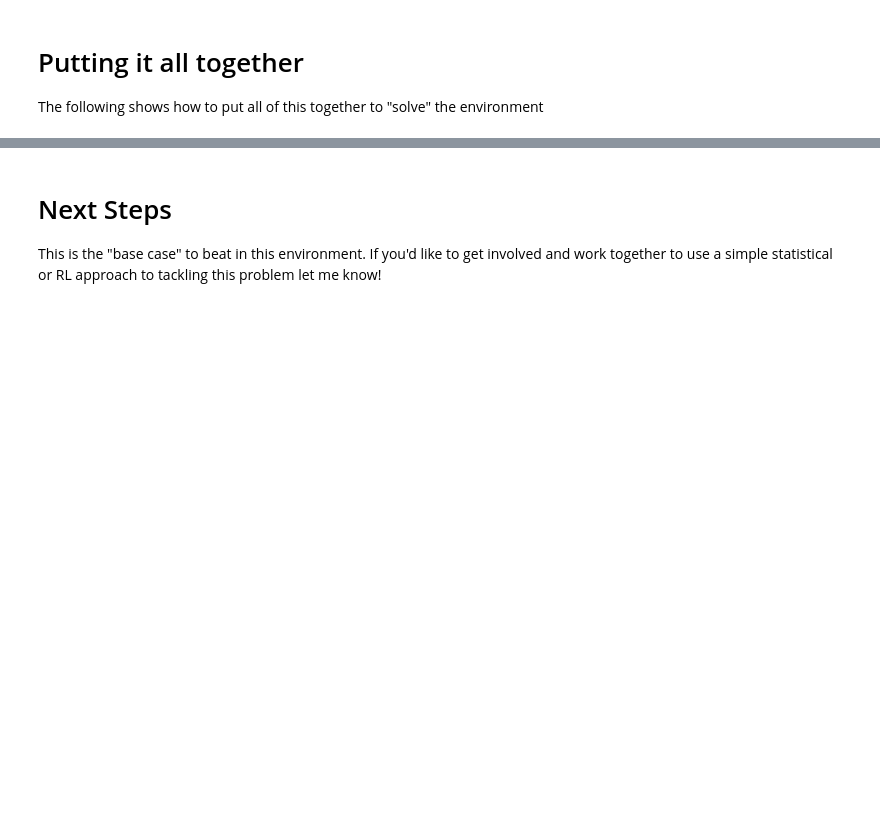
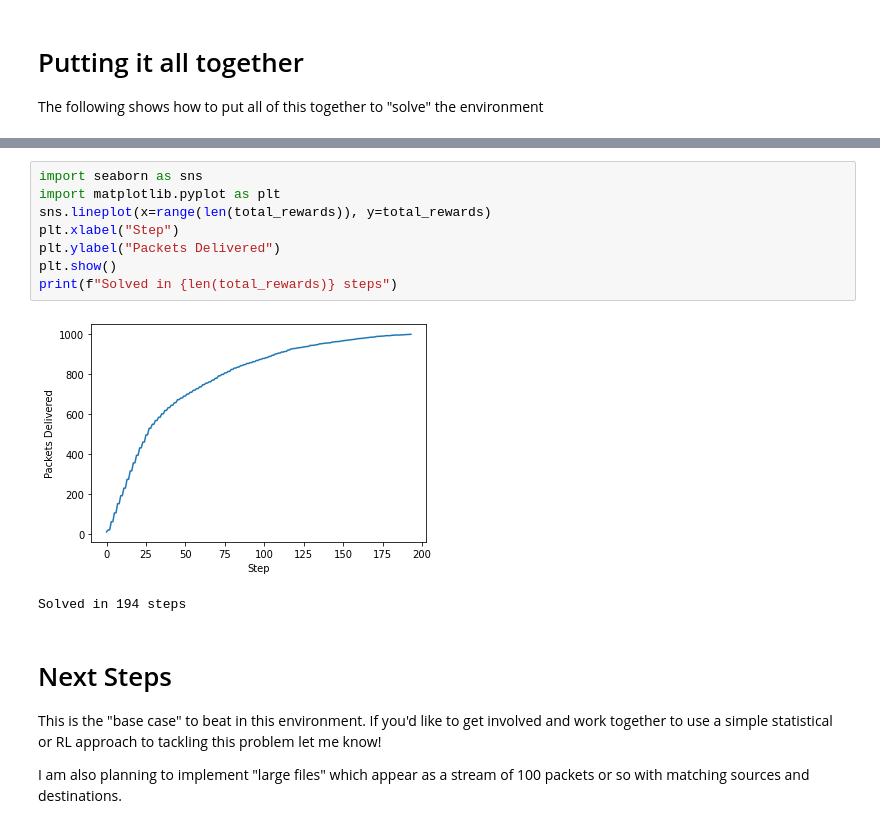
Before and after one commit to LukeWood/rl-routing, a Jupyter notebook: notebooks/shortest-path-agent.ipynb, the cells around one changed output, grey strips where cells are left out. Saved outputs shown, nothing was run; the diff lists cells and outputs as text; blank space fills up the shorter version.

```diff
--- a/notebooks/shortest-path-agent.ipynb
+++ b/notebooks/shortest-path-agent.ipynb
@@ -89,3 +93,16 @@ IndexError: index 74 is out of bounds for axis 0 with size 20
+# %%
+import seaborn as sns
+import matplotlib.pyplot as plt
+sns.lineplot(x=range(len(total_rewards)), y=total_rewards)
+plt.xlabel("Step")
+plt.ylabel("Packets Delivered")
+plt.show()
+print(f"Solved in {len(total_rewards)} steps")
+# %% [output]
+[figure, added]
+Solved in 194 steps
 # %% [markdown]
 # Next Steps
 This is the "base case" to beat in this environment.  If you'd like to get involved and work together to use a simple statistical or RL approach to tackling this problem let me know!
+
+I am also planning to implement "large files" which appear as a stream of 100 packets or so with matching sources and destinations.
```
Also changed, not shown: parts of 2 cells of this notebook.
